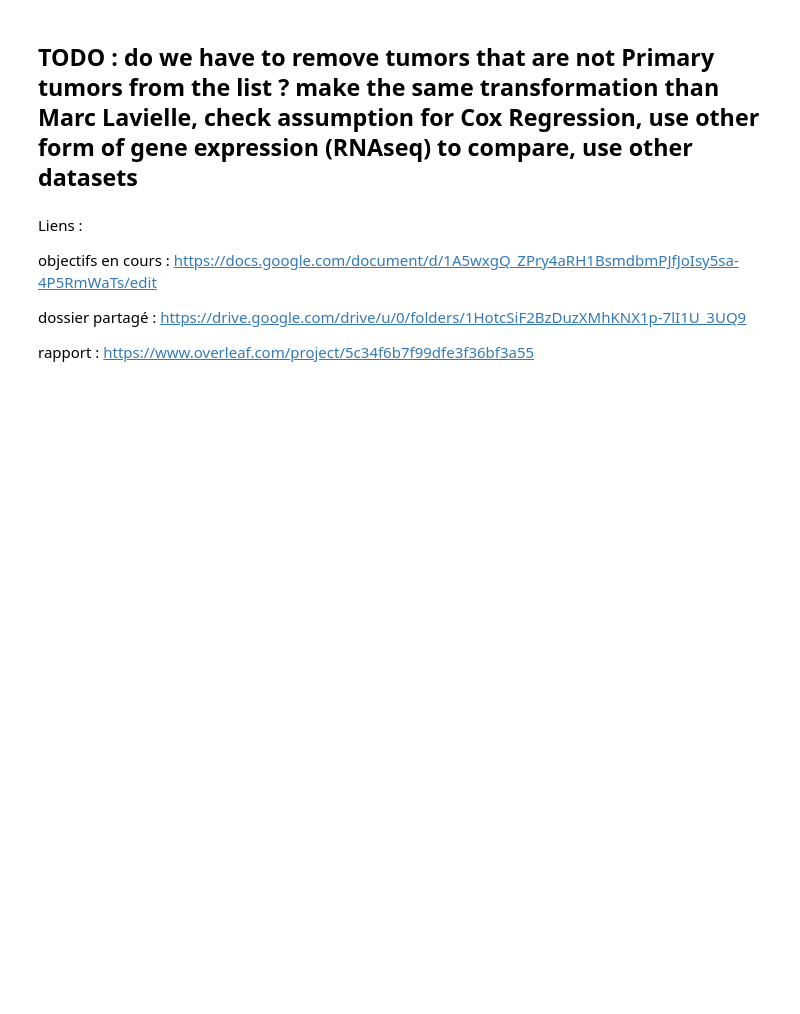
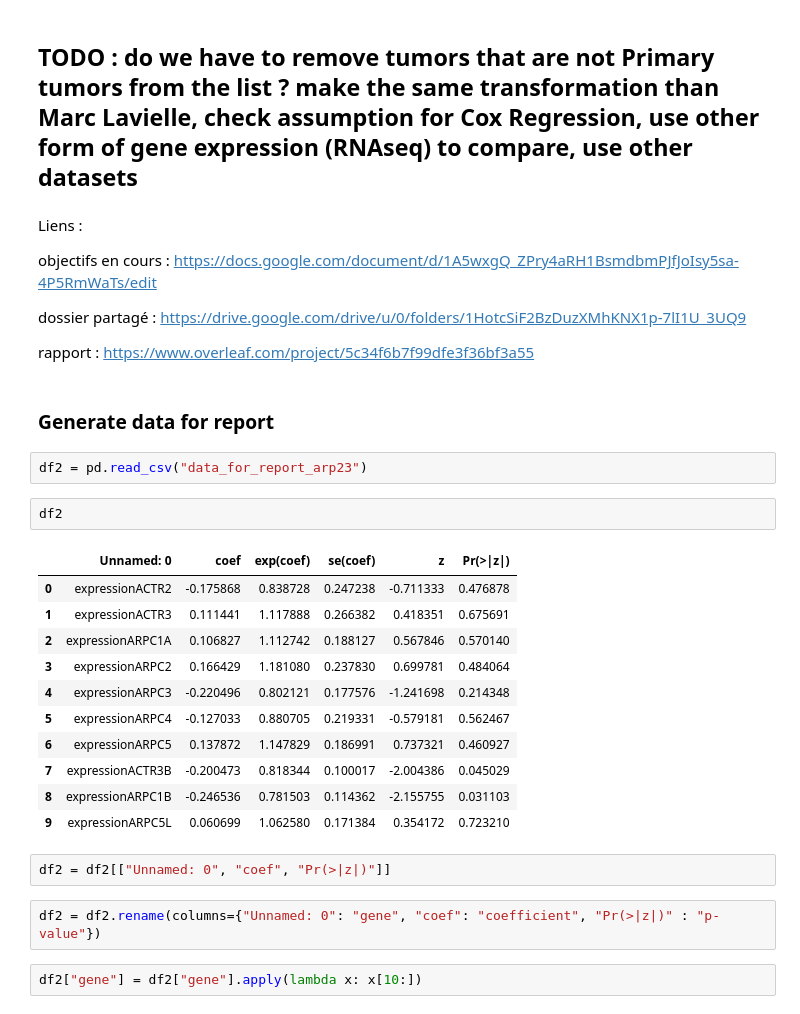
Before and after one commit to StephaneBereux/PSC, a Jupyter notebook: xena_scraping.ipynb, the cells around one changed output. Drawn from its saved outputs; the diff is of its cells as text; blank space fills up the shorter version.

```diff
--- a/xena_scraping.ipynb
+++ b/xena_scraping.ipynb
@@ -161,3 +168,27 @@ objectifs en cours : https://docs.google.com/document/d/1A5wxgQ_ZPry4aRH1BsmdbmP
 dossier partagé : https://drive.google.com/drive/u/0/folders/1HotcSiF2BzDuzXMhKNX1p-7lI1U_3UQ9
 
 rapport : https://www.overleaf.com/project/5c34f6b7f99dfe3f36bf3a55
+# %% [markdown]
+### Generate data for report
+# %%
+df2 = pd.read_csv("data_for_report_arp23")
+# %%
+df2
+# %% [output]
+|  | Unnamed: 0 | coef | exp(coef) | se(coef) | z | Pr(>|z|) |
+| 0 | expressionACTR2 | -0.175868 | 0.838728 | 0.247238 | -0.711333 | 0.476878 |
+| 1 | expressionACTR3 | 0.111441 | 1.117888 | 0.266382 | 0.418351 | 0.675691 |
+| 2 | expressionARPC1A | 0.106827 | 1.112742 | 0.188127 | 0.567846 | 0.570140 |
+| 3 | expressionARPC2 | 0.166429 | 1.181080 | 0.237830 | 0.699781 | 0.484064 |
+| 4 | expressionARPC3 | -0.220496 | 0.802121 | 0.177576 | -1.241698 | 0.214348 |
+| 5 | expressionARPC4 | -0.127033 | 0.880705 | 0.219331 | -0.579181 | 0.562467 |
+| 6 | expressionARPC5 | 0.137872 | 1.147829 | 0.186991 | 0.737321 | 0.460927 |
+| 7 | expressionACTR3B | -0.200473 | 0.818344 | 0.100017 | -2.004386 | 0.045029 |
+| 8 | expressionARPC1B | -0.246536 | 0.781503 | 0.114362 | -2.155755 | 0.031103 |
+| 9 | expressionARPC5L | 0.060699 | 1.062580 | 0.171384 | 0.354172 | 0.723210 |
+# %%
+df2 = df2[["Unnamed: 0", "coef", "Pr(>|z|)"]]
+# %%
+df2 = df2.rename(columns={"Unnamed: 0": "gene", "coef": "coefficient", "Pr(>|z|)" : "p-value"})
+# %%
+df2["gene"] = df2["gene"].apply(lambda x: x[10:])
```
Also changed, not shown: parts of 5 cells of this notebook, 14 other files.
